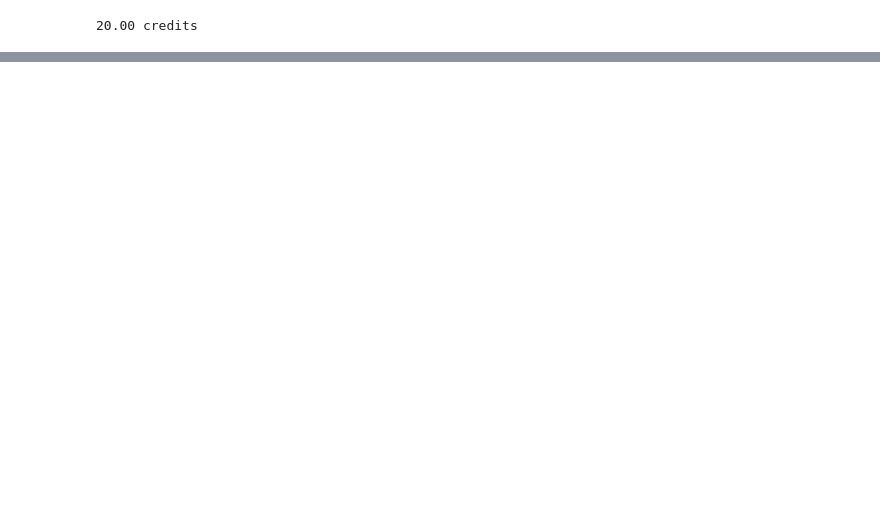
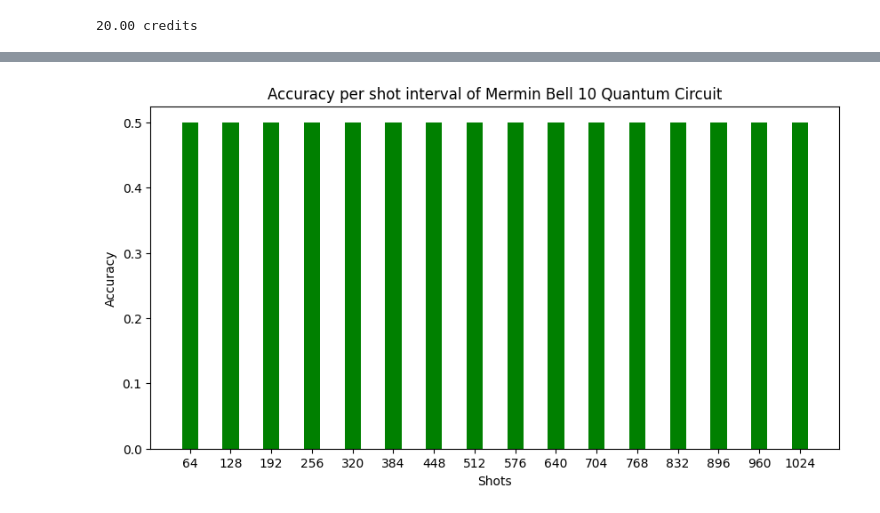
Before and after one commit to adesai-24/Rice-University-Research, a Jupyter notebook: Step 1/SupermarQ/Mermin Bell 10/64 shot interval/mermin_bell.ipynb, the cells around one changed output, grey strips where cells are left out. Cells and saved outputs as stored; diff of their text form; code cells hidden in the pictures; blank space fills up the shorter version.

Commit message:
finished simulating mermin_bell

```diff
--- a/Step 1/SupermarQ/Mermin Bell 10/64 shot interval/mermin_bell.ipynb
+++ b/Step 1/SupermarQ/Mermin Bell 10/64 shot interval/mermin_bell.ipynb
@@ -57,12 +57,9 @@ def variance(shots, b_name, fo_name, f_name):
     return int(sample_var), prob_var
 # %%
 # connecting api key from my account to simulate the circuits
-api_key = "d354451b8ab536a6b3d92b3207b0fb15626e8c11355217ca121ee5a9193c3bd0"
+api_key = "cb36ee8e8476b8317a8d4a7159ccdb33d5099a5571cf0fb53c80d98285f4212e"
 provider = qss.SuperstaqProvider(api_key)
 # making sure to not run out of balance
 print(provider.get_balance())
-
-# setting circuit name to avoid having to change it everytime
-name = "mermin_bell"
 # %% [output]
 20.00 credits
@@ -136,0 +134,19 @@ plot_histogram(counts, title=[name + "_counts_qss"])
+# %%
+# bar graph of the accuracy during each shot interval
+shots = list(score_dict.keys())
+accuracy = list(score_dict.values())
+
+# setting the plot size
+fig = plt.figure(figsize = (10, 5))
+
+# creating the bar plot
+plt.bar(shots, accuracy, color ='green',
+        width = 0.4)
+
+# labeling the plot appropriately
+plt.xlabel("Shots")
+plt.ylabel("Accuracy")
+plt.title("Accuracy per shot interval of " + foldername + " Quantum Circuit")
+plt.show()
+# %% [output]
+[figure, added]
```
Also changed, not shown: parts of 6 cells of this notebook, 16 other files.
